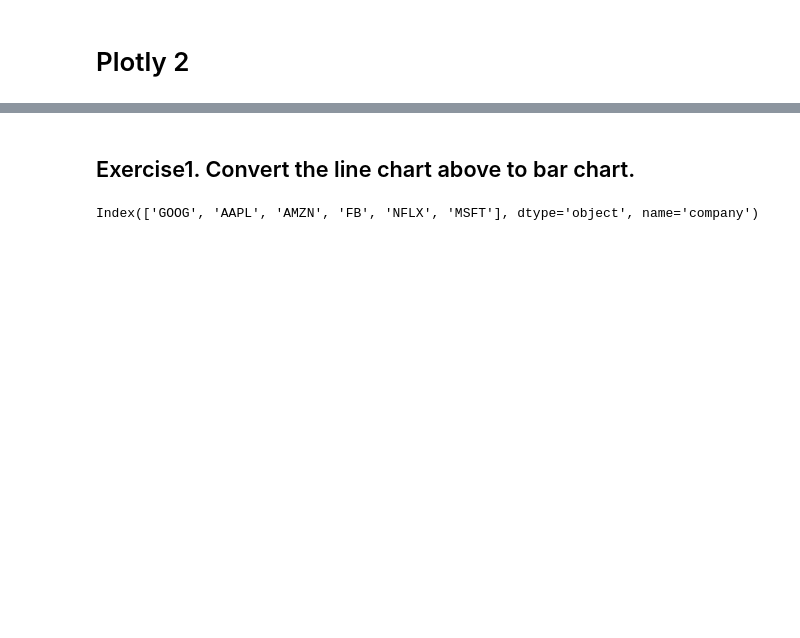
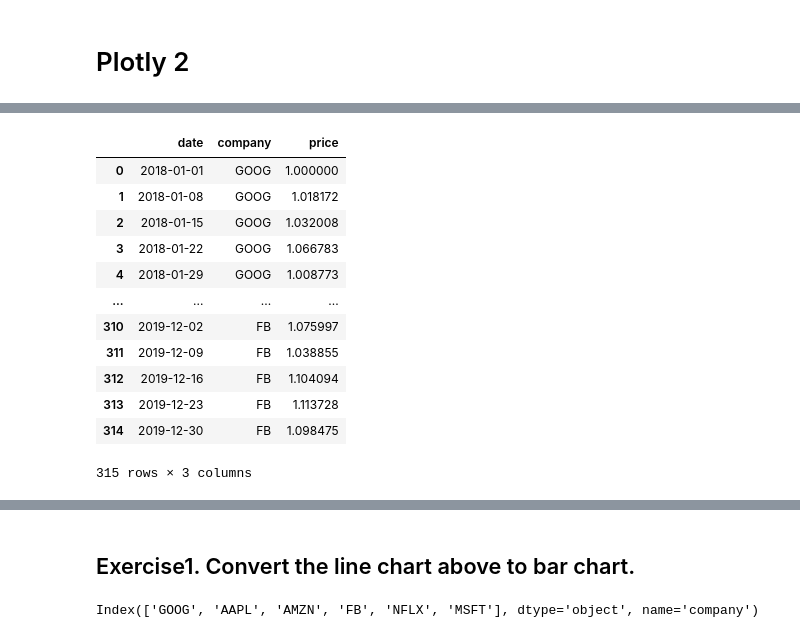
Before and after one commit to ekaratnida/DADS5001-Data-Analytics-and-Data-Science-Tools-and-Programming, a Jupyter notebook: Plotly_go.ipynb, the cells around one changed output, grey strips where cells are left out. Drawn from its saved outputs; the diff is of its cells as text; code cells hidden in the pictures; blank space fills up the shorter version.

```diff
--- a/Plotly_go.ipynb
+++ b/Plotly_go.ipynb
@@ -52,3 +53,13 @@ fig.show()
 4  2018-01-29  1.008773  0.917143  1.163374  1.018357  1.273537  1.040708
 (105, 7)
 [interactive output not drawn]
+# %%
+import plotly.express as px
+
+df = px.data.stocks()
+
+# Melt the DataFrame to long format
+df_melted = df.melt(id_vars='date', value_vars=["GOOG","AAPL","FB"], var_name='company', value_name='price')
+
+fig = px.line(df_melted, x='date', y='price', color='company', markers=True, symbol='company')
+fig.show()
@@ -55,3 +68,19 @@ fig.show()
+# %%
+df_melted
+# %% [output]
+|  | date | company | price |
+| 0 | 2018-01-01 | GOOG | 1.000000 |
+| 1 | 2018-01-08 | GOOG | 1.018172 |
+| 2 | 2018-01-15 | GOOG | 1.032008 |
+| 3 | 2018-01-22 | GOOG | 1.066783 |
+| 4 | 2018-01-29 | GOOG | 1.008773 |
+| ... | ... | ... | ... |
+| 310 | 2019-12-02 | FB | 1.075997 |
+| 311 | 2019-12-09 | FB | 1.038855 |
+| 312 | 2019-12-16 | FB | 1.104094 |
+| 313 | 2019-12-23 | FB | 1.113728 |
+| 314 | 2019-12-30 | FB | 1.098475 |
+315 rows × 3 columns
 # %%
 import plotly.express as px
 df = px.data.stocks(indexed=True)
```
Also changed, not shown: parts of 2 cells of this notebook.
